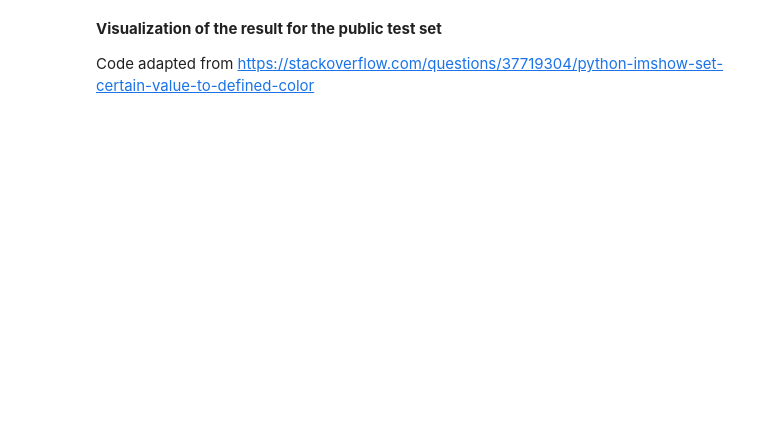
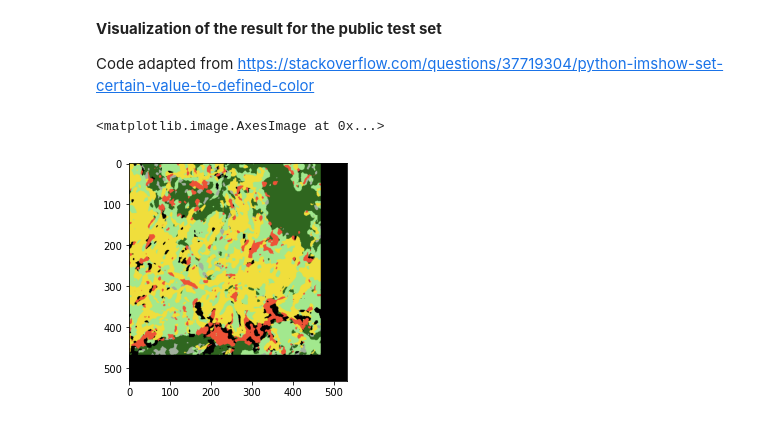
Before and after one commit to lgiesen/Land-Usage-and-Land-Coverage, a Jupyter notebook: Case_Study_Code_jupyter_own.ipynb, the cells around one changed output. Cells and saved outputs as stored; diff of their text form; code cells hidden in the pictures; blank space fills up the shorter version.

Commit message:
data augmentation usw

```diff
--- a/Case_Study_Code_jupyter_own.ipynb
+++ b/Case_Study_Code_jupyter_own.ipynb
@@ -250,7 +362,7 @@ x_coord_start = 15
 x_coord_end = x_coord_start + 33
 
 #print(current_cutout.shape) #(1, 12, 33, 33, 6)
-y_pred_public_test = np.zeros(shape=(532, 532, 1)) #468 nachher?
+y_pred_public_test = np.zeros(shape=(500, 500, 1))
 
 for i in range(468):
     x_coord_end   += 1
@@ -265,7 +377,6 @@ for i in range(468):
 
         y_pred = base_model.predict_classes(current_cutout)
         y_pred_public_test[i][j] = y_pred[0]
-        #print(y_pred_public_test)
 
         #Debugging
         #print("i: "+ str(i) + "  j: " + str(j)        + "  -  " +
@@ -277,12 +431,11 @@ for i in range(468):
 # %%
-%%script false
-with open("y_pred_public_test.npy", "wb") as f:
+#%%script false
+with open("gdrive/My Drive/Wirtschaftsinformatik/lulc_data/y_pred_public_test.npy", "wb") as f:
     np.save(f, y_pred_public_test)
 # %%
-%%script false
-with open("y_pred_public_test.npy", "rb") as f:
-    file = np.load(f)
-file
+#%%script false
+with open("gdrive/My Drive/Wirtschaftsinformatik/lulc_data/y_pred_public_test.npy", "rb") as f:
+    y_pred_public_test = np.load(f)
 # %% [markdown]
 **Visualization of the result for the public test set**
 
@@ -303,18 +456,12 @@ color_map = {
 }
 
 # make a 3d numpy array that has a color channel dimension
-data_3d = np.ndarray(shape=(file.shape[0], file.shape[1]), dtype=int)
-for i in range(0, file.shape[0]):
-    for j in range(0, file.shape[1]):
-        data_3d[i][j] = color_map[file[j,i,0]]
+data_3d = np.ndarray(shape=(y_pred_public_test.shape[0], y_pred_public_test.shape[1],3), dtype=int)
+for i in range(0, y_pred_public_test.shape[0]):
+    for j in range(0, y_pred_public_test.shape[1]):
+        data_3d[i][j] = color_map[y_pred_public_test[j,i,0]]
         print(data_3d[i][j])
 
 # display the plot
 fig, ax = plt.subplots(1,1)
 ax.imshow(data_3d)
-
-# add numbers to the plot
-for i in range(0, file.shape[0]):
-    for j in range(0, file.shape[1]):
-        c = file[j,i,0]
-        ax.text(i, j, str(c), va='center', ha='center')
@@ -325,0 +468,7 @@ plt.show()
+# %%
+# display the plot
+fig, ax = plt.subplots(1,1)
+ax.imshow(data_3d)
+# %% [output]
+<matplotlib.image.AxesImage at 0x...>
+[figure, added]
```
Also changed, not shown: parts of 41 cells of this notebook.
